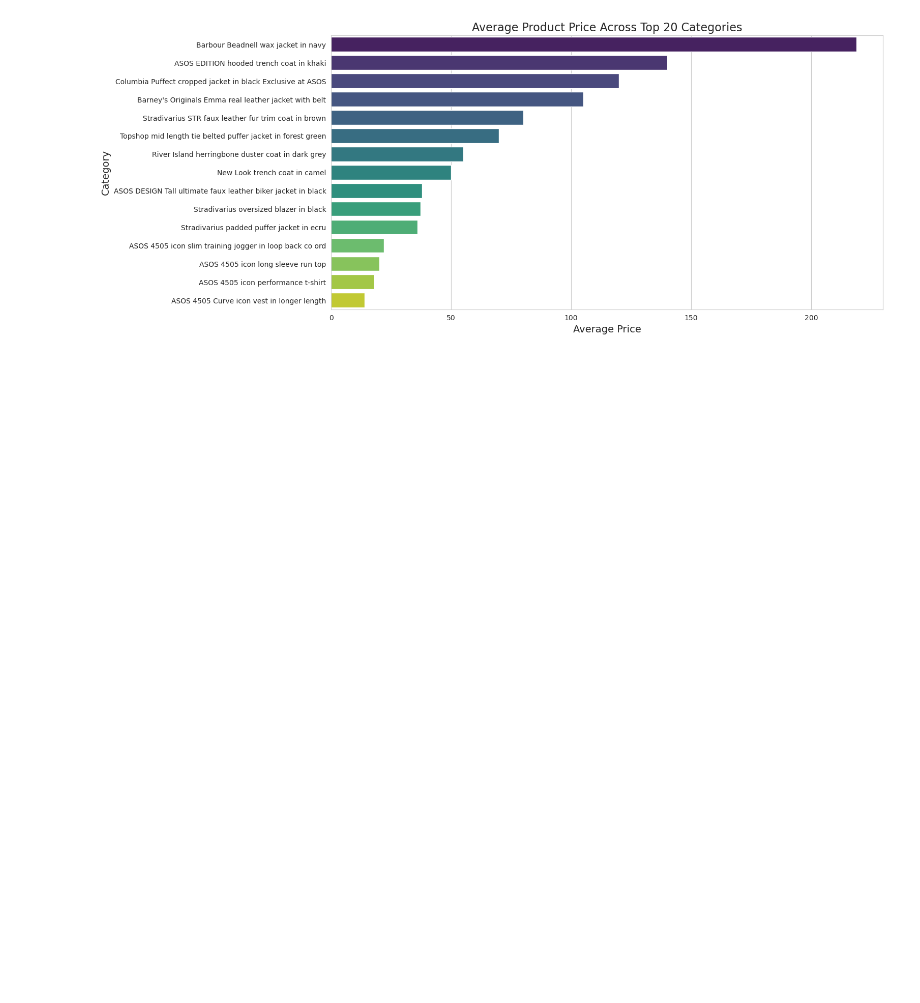
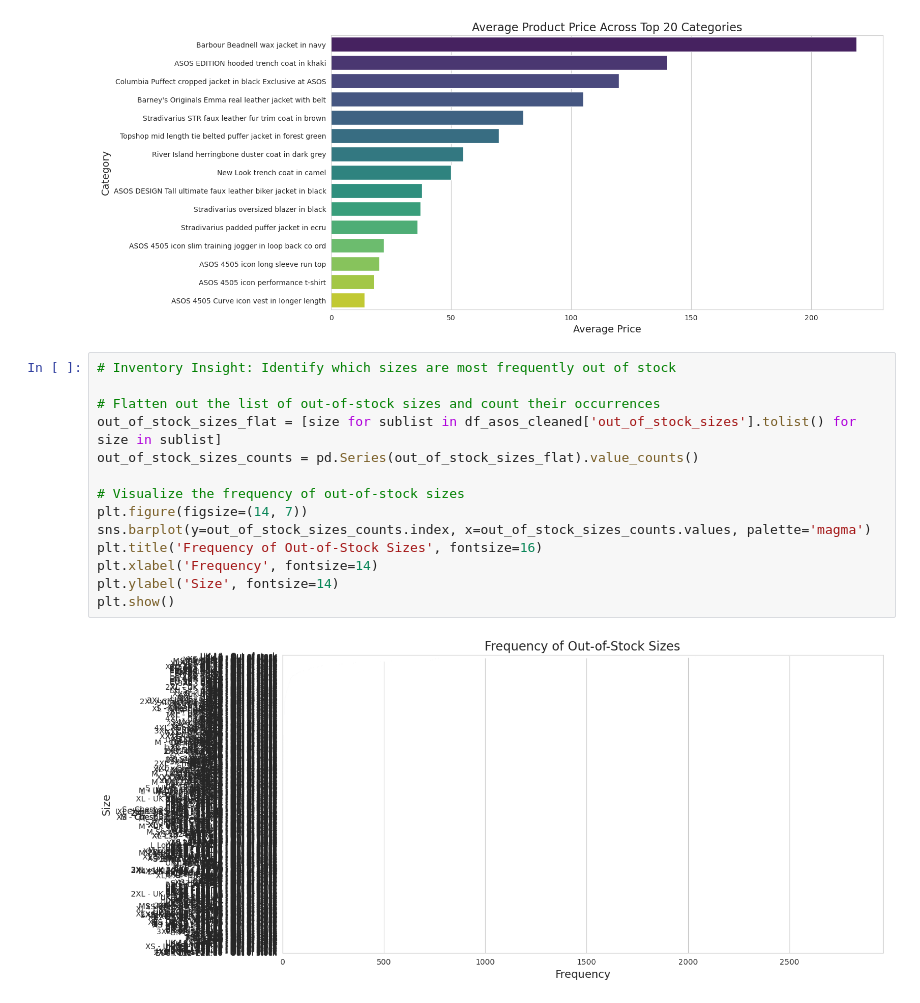
Before and after one commit to raj-rajat/Asos-E-Commerce-Dataset---30-845-products, a Jupyter notebook: asos-e-commerce-dataset-30-845-products.ipynb, the cells around one changed output. Drawn from its saved outputs; the diff is of its cells as text; blank space fills up the shorter version.

```diff
--- a/asos-e-commerce-dataset-30-845-products.ipynb
+++ b/asos-e-commerce-dataset-30-845-products.ipynb
@@ -177,3 +179,19 @@ Try using .loc[row_indexer,col_indexer] = value instead
 See the caveats in the documentation: https://pandas.pydata.org/pandas-docs/stable/user_guide/indexing.html#returning-a-view-versus-a-copy
   df_asos_cleaned['price'] = pd.to_numeric(df_asos_cleaned['price'], errors='coerce')
 [figure]
+# %%
+# Inventory Insight: Identify which sizes are most frequently out of stock
+
+# Flatten out the list of out-of-stock sizes and count their occurrences
+out_of_stock_sizes_flat = [size for sublist in df_asos_cleaned['out_of_stock_sizes'].tolist() for size in sublist]
+out_of_stock_sizes_counts = pd.Series(out_of_stock_sizes_flat).value_counts()
+
+# Visualize the frequency of out-of-stock sizes
+plt.figure(figsize=(14, 7))
+sns.barplot(y=out_of_stock_sizes_counts.index, x=out_of_stock_sizes_counts.values, palette='magma')
+plt.title('Frequency of Out-of-Stock Sizes', fontsize=16)
+plt.xlabel('Frequency', fontsize=14)
+plt.ylabel('Size', fontsize=14)
+plt.show()
+# %% [output]
+[figure, added]
```
Also changed, not shown: parts of 15 cells of this notebook.
